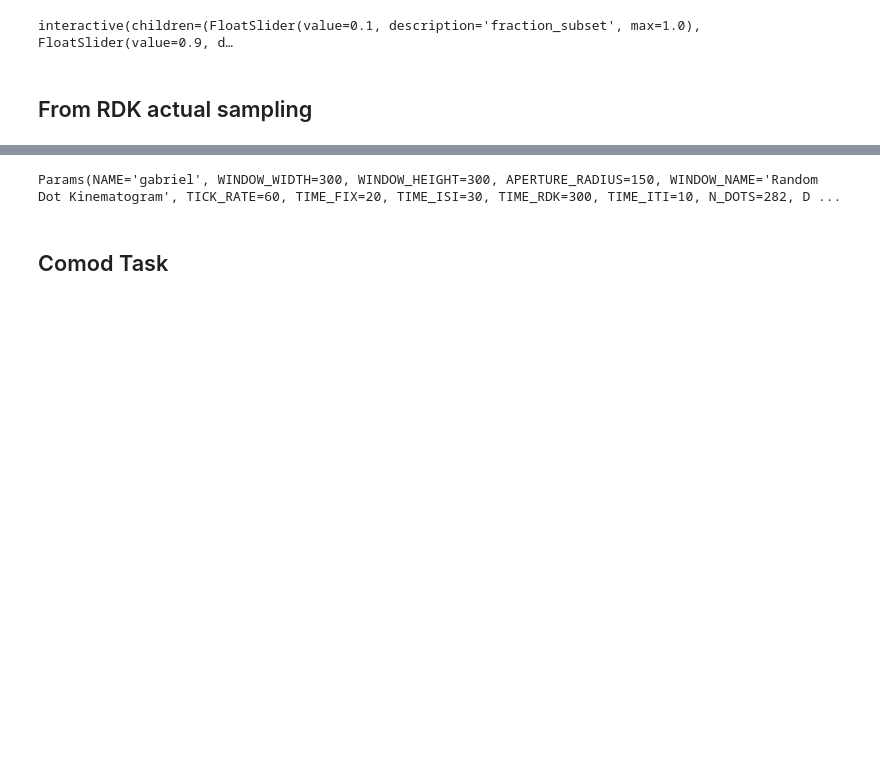
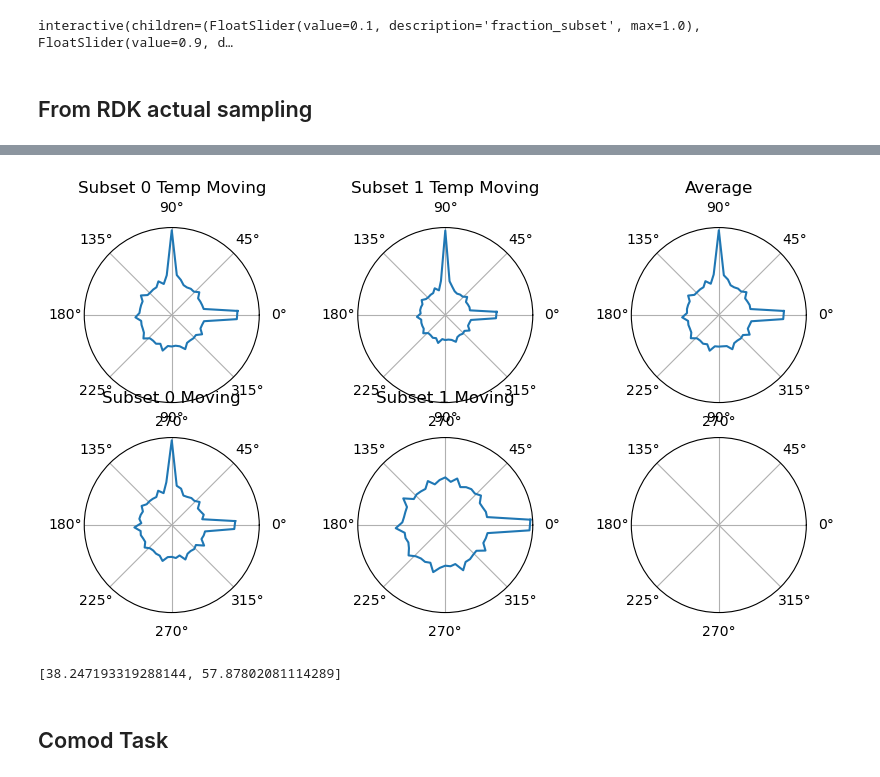
Before and after one commit to GabrielBena/pygame_rdk, a Jupyter notebook: rdk_histograms.ipynb, the cells around one changed output, grey strips where cells are left out. Cells and saved outputs as stored; diff of their text form; code cells hidden in the pictures; blank space fills up the shorter version.

Commit message:
new task with several subsets

```diff
--- a/rdk_histograms.ipynb
+++ b/rdk_histograms.ipynb
@@ -231,4 +256,29 @@ exp.results_pd.describe()[["absolute_error_subset"]]
+# %%
+
+params = Params(
+    N_TRIALS_PER_BATCH=20,
+    N_BATCH=1,
+    TEMPORAL_COHERENCES=[0.1, 0.9],
+    SUBSET_FRACTIONS=[0.05, 0.05],
+    SPATIAL_COHERENCES=[0.7, 0.7],
+    DIFFUSION_SCALE=3,
+    DIFFUSE_SUBSET=True,
+    NAME='Gabriel',
+    COMOD=False,
+    N_ANGLES=2,
+    COLOR_GROUPS=False,
+    DENSITY=300 / np.pi / (150 ** 2),
+
+)
+angles = [0, 90]
+
+rdk = RDK(None, params)
+rdk.new_sample(angles)
+angles = np.deg2rad(angles)
+
+plot_rdk(rdk)
+exp = Experiment(params=params, randomize=False)
+# %% [output]
+[figure, added]
 # %%
-exp.params
+exp.run()
-# %% [output]
-Params(NAME='gabriel', WINDOW_WIDTH=300, WINDOW_HEIGHT=300, APERTURE_RADIUS=150, WINDOW_NAME='Random Dot Kinematogram', TICK_RATE=60, TIME_FIX=20, TIME_ISI=30, TIME_RDK=300, TIME_ITI=10, N_DOTS=282, D ...
@@ -235,3 +290,7 @@ Params(NAME='gabriel', WINDOW_WIDTH=300, WINDOW_HEIGHT=300, APERTURE_RADIUS=150,
+# %%
+[max_mod_diff(exp.results_pd['chosen_angles'], exp.results_pd[f'angles_{i}']).mean() for i in range(2)]
+# %% [output]
+[38.247193319288144, 57.87802081114289]
 # %% [markdown]
 ## Comod Task
 # %%
```
Also changed, not shown: parts of 9 cells of this notebook, 3 other files.
